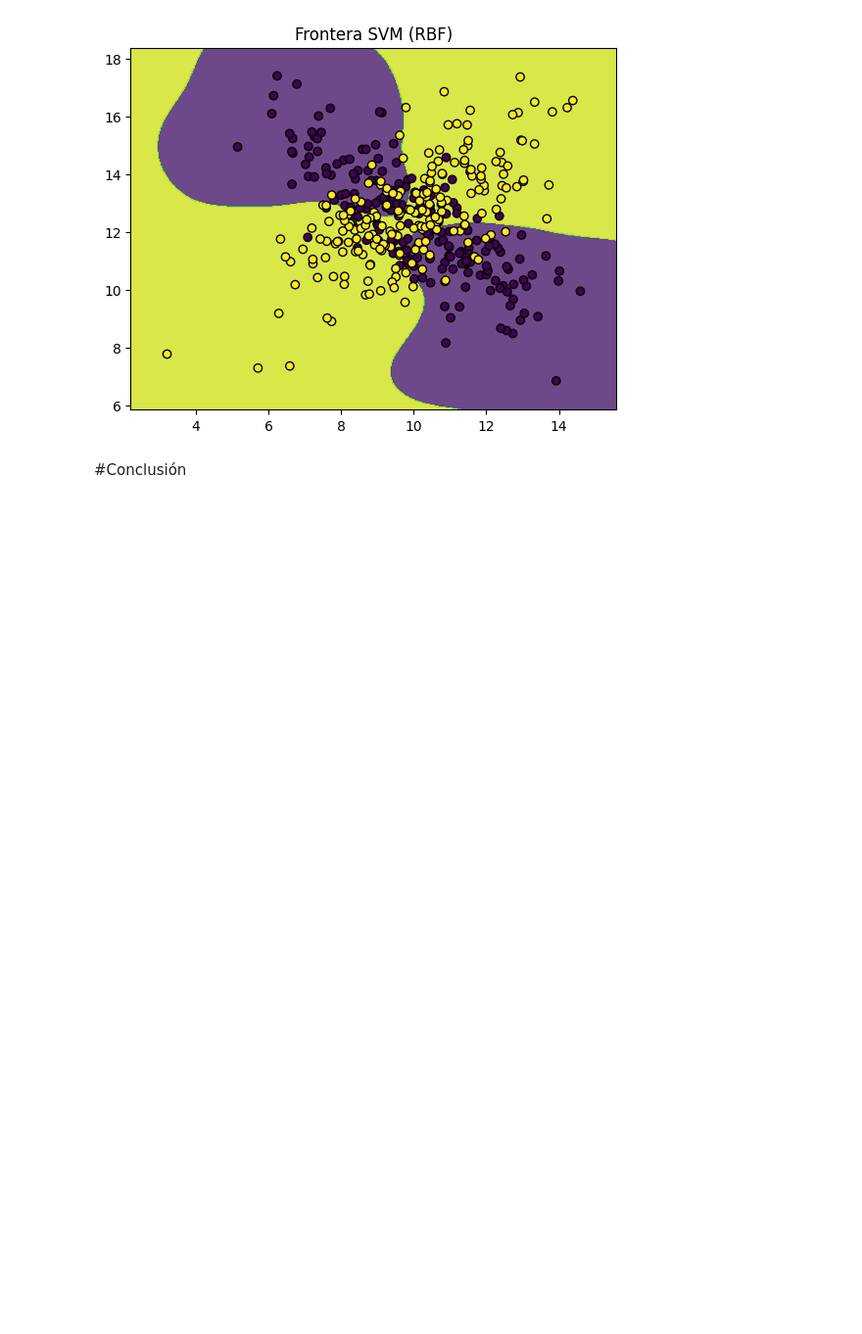
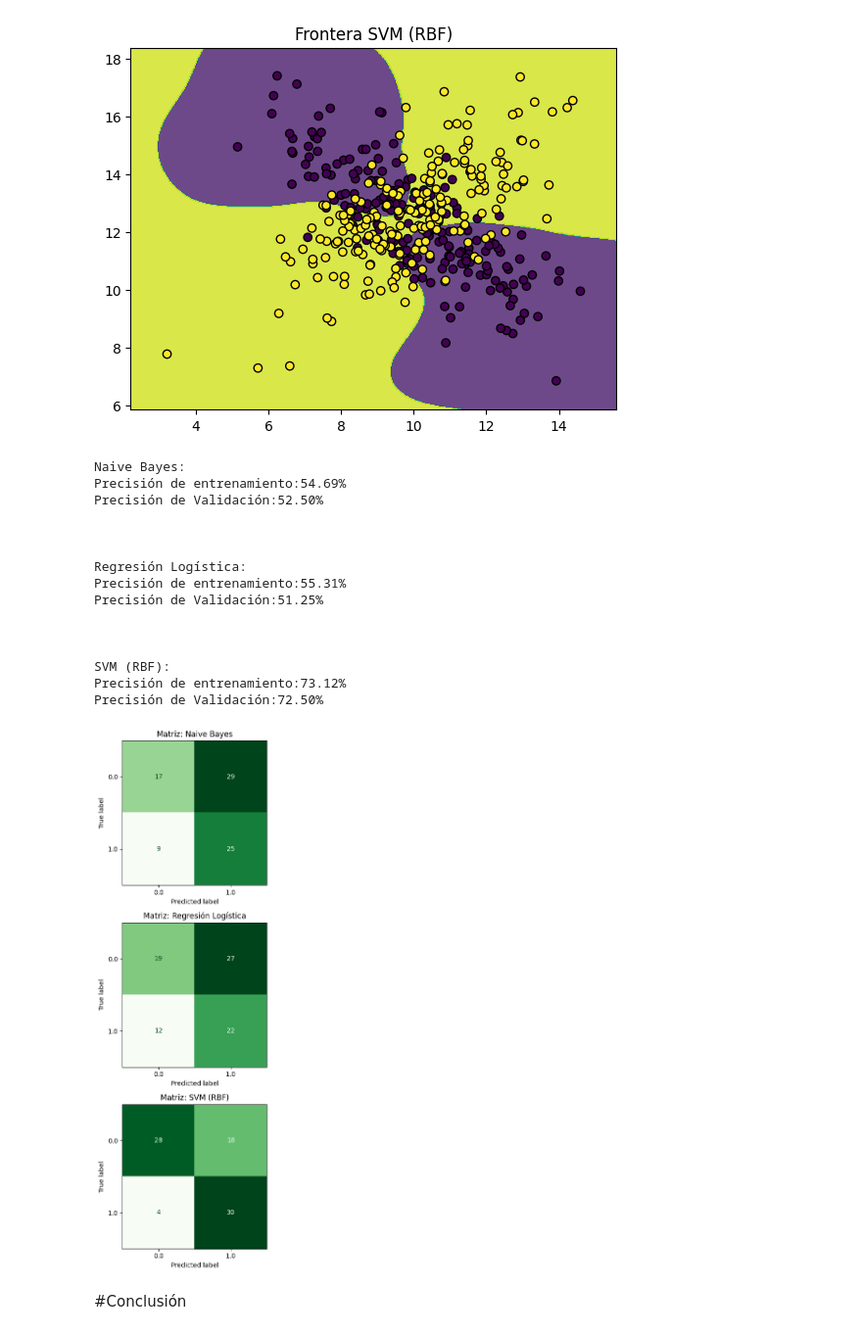
Before and after one commit to ErickLuisJuarez/Inteligencia_Artificial_ErickLuisJuarez, a Jupyter notebook: UNAM_FC_JSMR_Laboratorio/notebooks/23_UNAM_AI_Actividad_Laboratorio_4_4_bacterias.ipynb, the cells around one changed output. Shown at 98% size. Cells and saved outputs as stored; diff of their text form; code cells hidden in the pictures; blank space fills up the shorter version.

```diff
--- a/UNAM_FC_JSMR_Laboratorio/notebooks/23_UNAM_AI_Actividad_Laboratorio_4_4_bacterias.ipynb
+++ b/UNAM_FC_JSMR_Laboratorio/notebooks/23_UNAM_AI_Actividad_Laboratorio_4_4_bacterias.ipynb
@@ -379,6 +379,77 @@ plot_decision_boundary(svm_model, X, y, "Frontera SVM (RBF)")
 # %% [output]
 [figure]
 [figure]
+# %%
+#Entrenamiento y Evaluación
+from sklearn.metrics import confusion_matrix
+import seaborn as sns
+import matplotlib.pyplot as plt
+from sklearn.metrics import confusion_matrix, ConfusionMatrixDisplay
+from sklearn.naive_bayes import GaussianNB
+from sklearn.linear_model import LogisticRegression
+from sklearn.svm import SVC
+from sklearn.metrics import accuracy_score
+
+#ax= plt.subplot()
+
+# Crear el diccionario de modelos (¡esto es lo que faltaba!)
+modelos = {
+    'Naive Bayes': GaussianNB(),
+    'Regresión Logística': LogisticRegression(max_iter=1000),
+    'SVM (RBF)': SVC(kernel='rbf', gamma='auto')
+}
+
+# Modificado para crear 3 subplots, uno para cada modelo
+fig, axs = plt.subplots(len(modelos), 1, figsize=(15, 12))
+axs =axs.flatten()
+#ax = plt.subplots(2)
+
+for i, (nombre, modelo) in enumerate(modelos.items()):
+    # Para naive Bayes multinomial/Bernoulli, los datos no deben estar estandarizados
+    # con valores negativos. Si usas datos escalados, Logistic/SVM/KNN funcionan mejor.
+    modelo.fit(X_train, y_train)
+
+    train_acc = accuracy_score(y_train, modelo.predict(X_train))
+    test_acc = accuracy_score(y_test, modelo.predict(X_test))
+
+
+    #sns.heatmap(cm, annot=True, ax = ax); #annot=True to annotate cells
+    #print(f"\n")
+
+    print(f"{nombre}:")
+    print(f"Precisión de entrenamiento:{train_acc*100:.2f}%")
+    print(f"Precisión de Validación:{test_acc*100:.2f}%\n")
+    print(f"\n")
+    # Matriz 1: Logistic Regression (Normalizada por fila)
+    ax_actual = axs[i]
+    ConfusionMatrixDisplay.from_estimator(
+        modelo,
+        X_test,
+        y_test,
+        cmap='Greens',
+        ax=ax_actual,
+        colorbar= False
+    )
+    ax_actual.set_title (f"Matriz: {nombre}") # Changed title to use model name
+plt.tight_layout()
+plt.show()
+# %% [output]
+Naive Bayes:
+Precisión de entrenamiento:54.69%
+Precisión de Validación:52.50%
+
+
+
+Regresión Logística:
+Precisión de entrenamiento:55.31%
+Precisión de Validación:51.25%
+
+
+
+SVM (RBF):
+Precisión de entrenamiento:73.12%
+Precisión de Validación:72.50%
+[figure, added]
 # %% [markdown]
 #Conclusión
 # %% [markdown]
```
Also changed, not shown: 22 other files.
